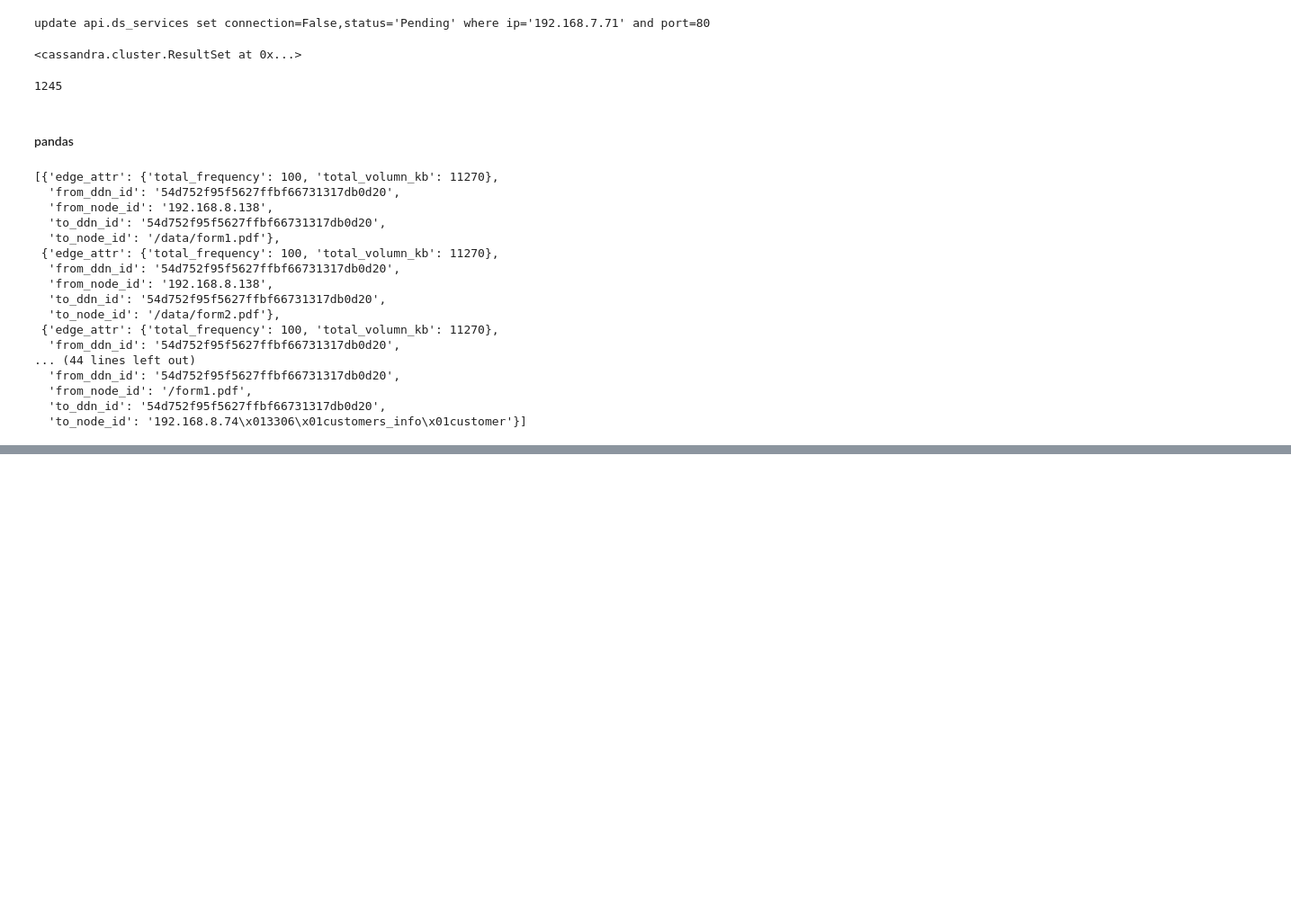
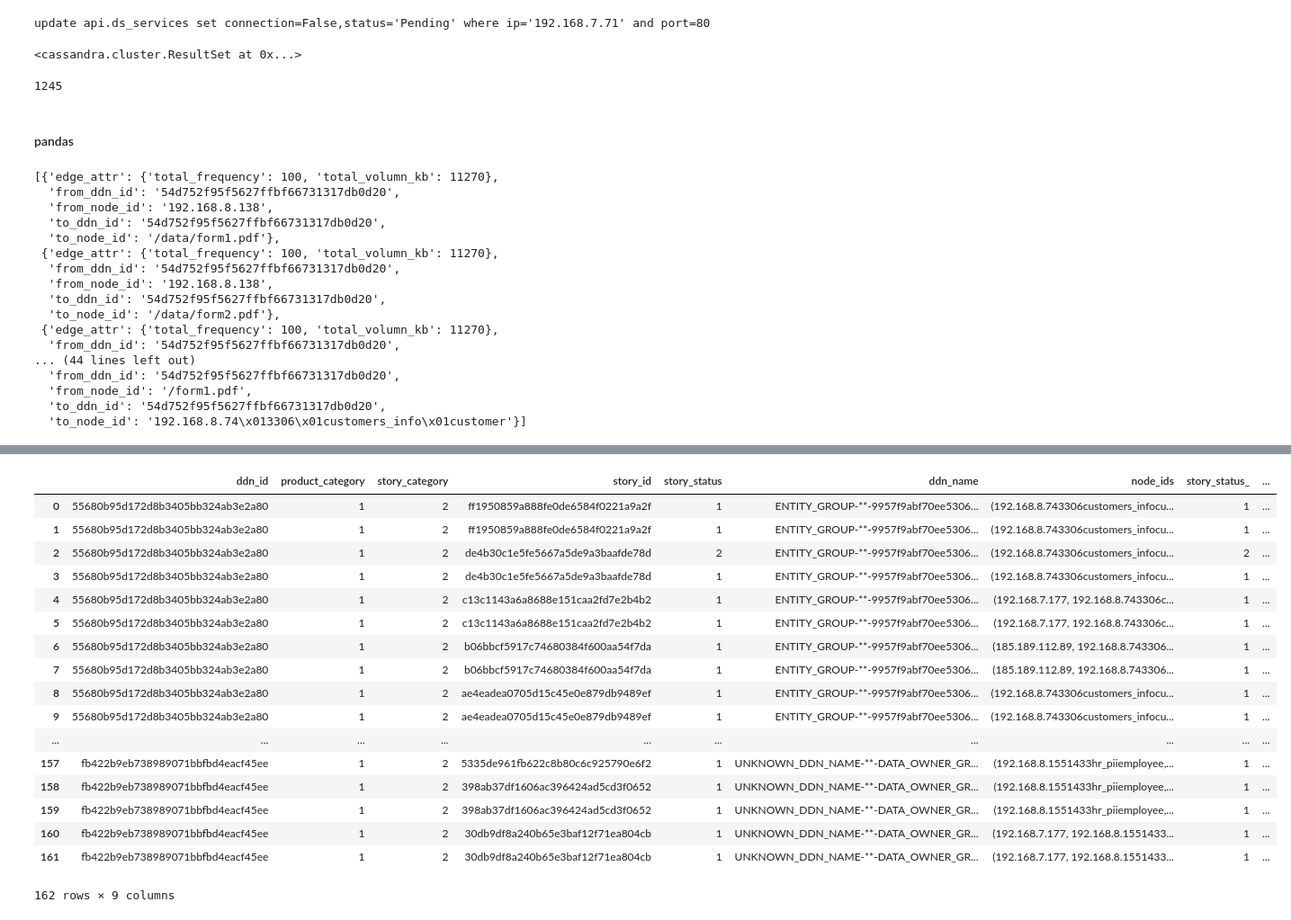
Before and after one commit to weihuacern/notebook_heliosdata, a Jupyter notebook: jupyternotebooks/test_pycassandra_201807917.ipynb, the cells around one changed output, grey strips where cells are left out. Shown at 90% size. Saved outputs shown, nothing was run; the diff lists cells and outputs as text; code cells hidden in the pictures; blank space fills up the shorter version.

```diff
--- a/jupyternotebooks/test_pycassandra_201807917.ipynb
+++ b/jupyternotebooks/test_pycassandra_201807917.ipynb
@@ -367,0 +372,26 @@ edge_df.to_dict('records')
+# %%
+def cs_insert(cs_host_list, tab_n, val_dict):
+    cluster = Cluster(cs_host_list)
+    session = cluster.connect()
+    key_str = "(" + ",".join([key for key in val_dict.keys()]) + ")"
+    val_str = "(" + ",".join(["%s" for val in val_dict.values()]) + ")"
+    cql_str = "insert into " + tab_n + " " + key_str + " values " + val_str
+    cql_val_tuple = tuple(val_dict.values())
+    session.execute(cql_str, cql_val_tuple)
+    session.shutdown()
+    cluster.shutdown()
+
+def cs_select(cs_host_list, cql_str, timeout=None):  # timeout is in second
+    cluster = Cluster(cs_host_list)
+    session = cluster.connect()
+    res = session.execute(cql_str, timeout=timeout)
+    session.shutdown()
+    cluster.shutdown()
+    return res
+
+def cs_to_pandas(cs_host_list, cql_str):
+    res_cql = list(cs_select(cs_host_list, cql_str))
+    res_df = pd.DataFrame(res_cql)
+    return res_df
+# %%
+CS_HOST_LIST = ["192.168.7.51"]
@@ -367,0 +440,32 @@ edge_df.to_dict('records')
+# %%
+sel_product_category = 1
+BOARD_COL_NAMES = ['ddn_id', 'product_category', 'story_category', 'story_id', 'story_status', 'timestamp_date', 'ddn_name', 'node_ids', 'story_status', 'story_string']
+ts_up = "2019-12-31"
+ts_dn = "2018-12-30"
+query = f"select {','.join(BOARD_COL_NAMES)} from api.story_board where product_category={sel_product_category} allow filtering"
+story_res = cs_to_pandas(CS_HOST_LIST, query)
+if ts_up and ts_dn:
+    story_res = story_res[(story_res['timestamp_date'] > ts_dn) & (story_res['timestamp_date'] < ts_up)]
+if story_res.empty:
+    print("aaa")
+story_res = story_res.drop(['timestamp_date'], axis=1)
+story_res
+# %% [output]
+|  | ddn_id | product_category | story_category | story_id | story_status | ddn_name | node_ids | story_status_ | ... |
+| 0 | 55680b95d172d8b3405bb324ab3e2a80 | 1 | 2 | ff1950859a888fe0de6584f0221a9a2f | 1 | ENTITY_GROUP-**-9957f9abf70ee5306... | (192.168.8.743306customers_infocu... | 1 | ... |
+| 1 | 55680b95d172d8b3405bb324ab3e2a80 | 1 | 2 | ff1950859a888fe0de6584f0221a9a2f | 1 | ENTITY_GROUP-**-9957f9abf70ee5306... | (192.168.8.743306customers_infocu... | 1 | ... |
+| 2 | 55680b95d172d8b3405bb324ab3e2a80 | 1 | 2 | de4b30c1e5fe5667a5de9a3baafde78d | 2 | ENTITY_GROUP-**-9957f9abf70ee5306... | (192.168.8.743306customers_infocu... | 2 | ... |
+| 3 | 55680b95d172d8b3405bb324ab3e2a80 | 1 | 2 | de4b30c1e5fe5667a5de9a3baafde78d | 1 | ENTITY_GROUP-**-9957f9abf70ee5306... | (192.168.8.743306customers_infocu... | 1 | ... |
+| 4 | 55680b95d172d8b3405bb324ab3e2a80 | 1 | 2 | c13c1143a6a8688e151caa2fd7e2b4b2 | 1 | ENTITY_GROUP-**-9957f9abf70ee5306... | (192.168.7.177, 192.168.8.743306c... | 1 | ... |
+| 5 | 55680b95d172d8b3405bb324ab3e2a80 | 1 | 2 | c13c1143a6a8688e151caa2fd7e2b4b2 | 1 | ENTITY_GROUP-**-9957f9abf70ee5306... | (192.168.7.177, 192.168.8.743306c... | 1 | ... |
+| 6 | 55680b95d172d8b3405bb324ab3e2a80 | 1 | 2 | b06bbcf5917c74680384f600aa54f7da | 1 | ENTITY_GROUP-**-9957f9abf70ee5306... | (185.189.112.89, 192.168.8.743306... | 1 | ... |
+| 7 | 55680b95d172d8b3405bb324ab3e2a80 | 1 | 2 | b06bbcf5917c74680384f600aa54f7da | 1 | ENTITY_GROUP-**-9957f9abf70ee5306... | (185.189.112.89, 192.168.8.743306... | 1 | ... |
+| 8 | 55680b95d172d8b3405bb324ab3e2a80 | 1 | 2 | ae4eadea0705d15c45e0e879db9489ef | 1 | ENTITY_GROUP-**-9957f9abf70ee5306... | (192.168.8.743306customers_infocu... | 1 | ... |
+| 9 | 55680b95d172d8b3405bb324ab3e2a80 | 1 | 2 | ae4eadea0705d15c45e0e879db9489ef | 1 | ENTITY_GROUP-**-9957f9abf70ee5306... | (192.168.8.743306customers_infocu... | 1 | ... |
+| ... | ... | ... | ... | ... | ... | ... | ... | ... | ... |
+| 157 | fb422b9eb738989071bbfbd4eacf45ee | 1 | 2 | 5335de961fb622c8b80c6c925790e6f2 | 1 | UNKNOWN_DDN_NAME-**-DATA_OWNER_GR... | (192.168.8.1551433hr_piiemployee,... | 1 | ... |
+| 158 | fb422b9eb738989071bbfbd4eacf45ee | 1 | 2 | 398ab37df1606ac396424ad5cd3f0652 | 1 | UNKNOWN_DDN_NAME-**-DATA_OWNER_GR... | (192.168.8.1551433hr_piiemployee,... | 1 | ... |
+| 159 | fb422b9eb738989071bbfbd4eacf45ee | 1 | 2 | 398ab37df1606ac396424ad5cd3f0652 | 1 | UNKNOWN_DDN_NAME-**-DATA_OWNER_GR... | (192.168.8.1551433hr_piiemployee,... | 1 | ... |
+| 160 | fb422b9eb738989071bbfbd4eacf45ee | 1 | 2 | 30db9df8a240b65e3baf12f71ea804cb | 1 | UNKNOWN_DDN_NAME-**-DATA_OWNER_GR... | (192.168.7.177, 192.168.8.1551433... | 1 | ... |
+| 161 | fb422b9eb738989071bbfbd4eacf45ee | 1 | 2 | 30db9df8a240b65e3baf12f71ea804cb | 1 | UNKNOWN_DDN_NAME-**-DATA_OWNER_GR... | (192.168.7.177, 192.168.8.1551433... | 1 | ... |
+162 rows × 9 columns
```
Also changed, not shown: parts of 3 cells of this notebook.
